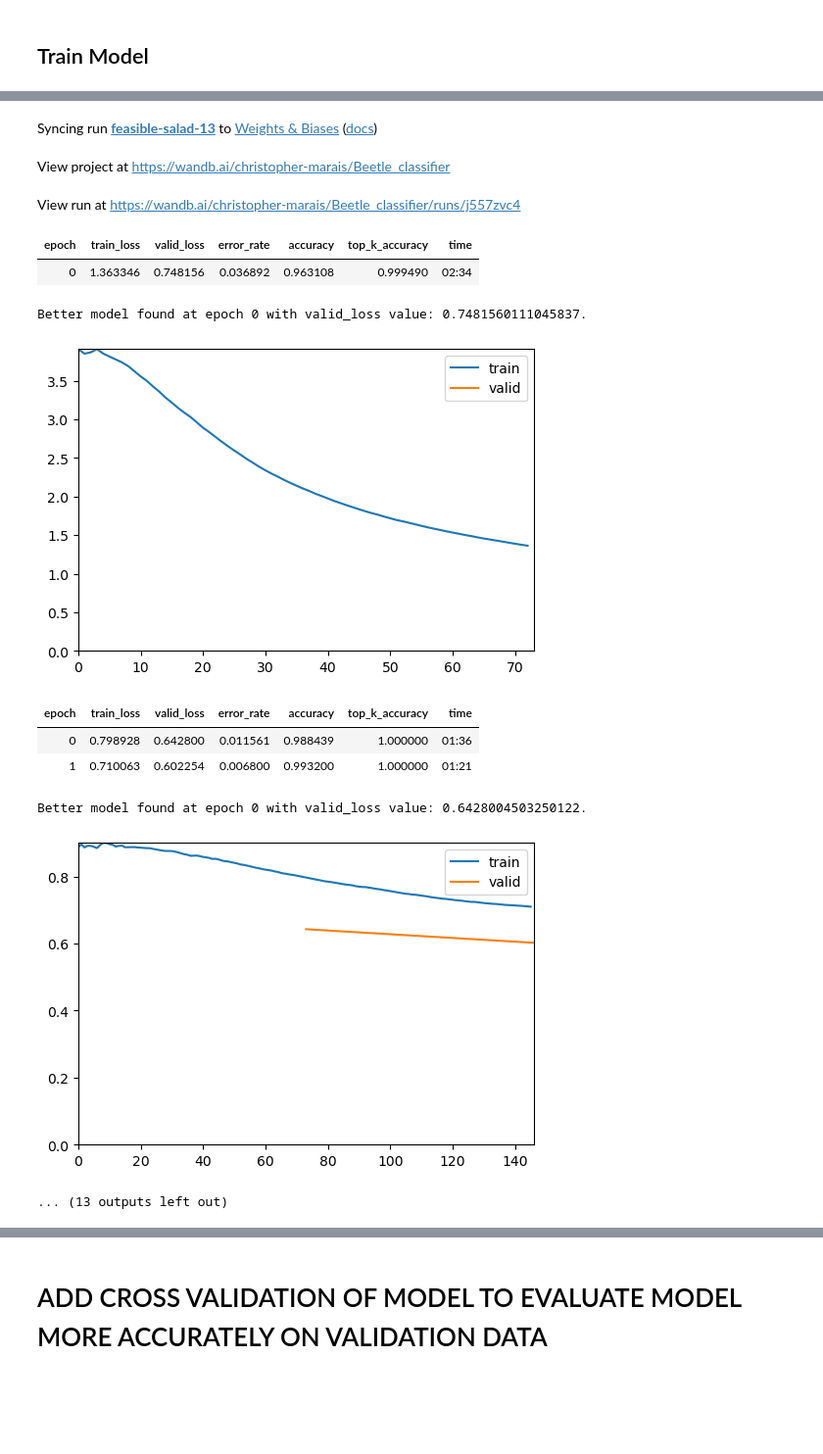
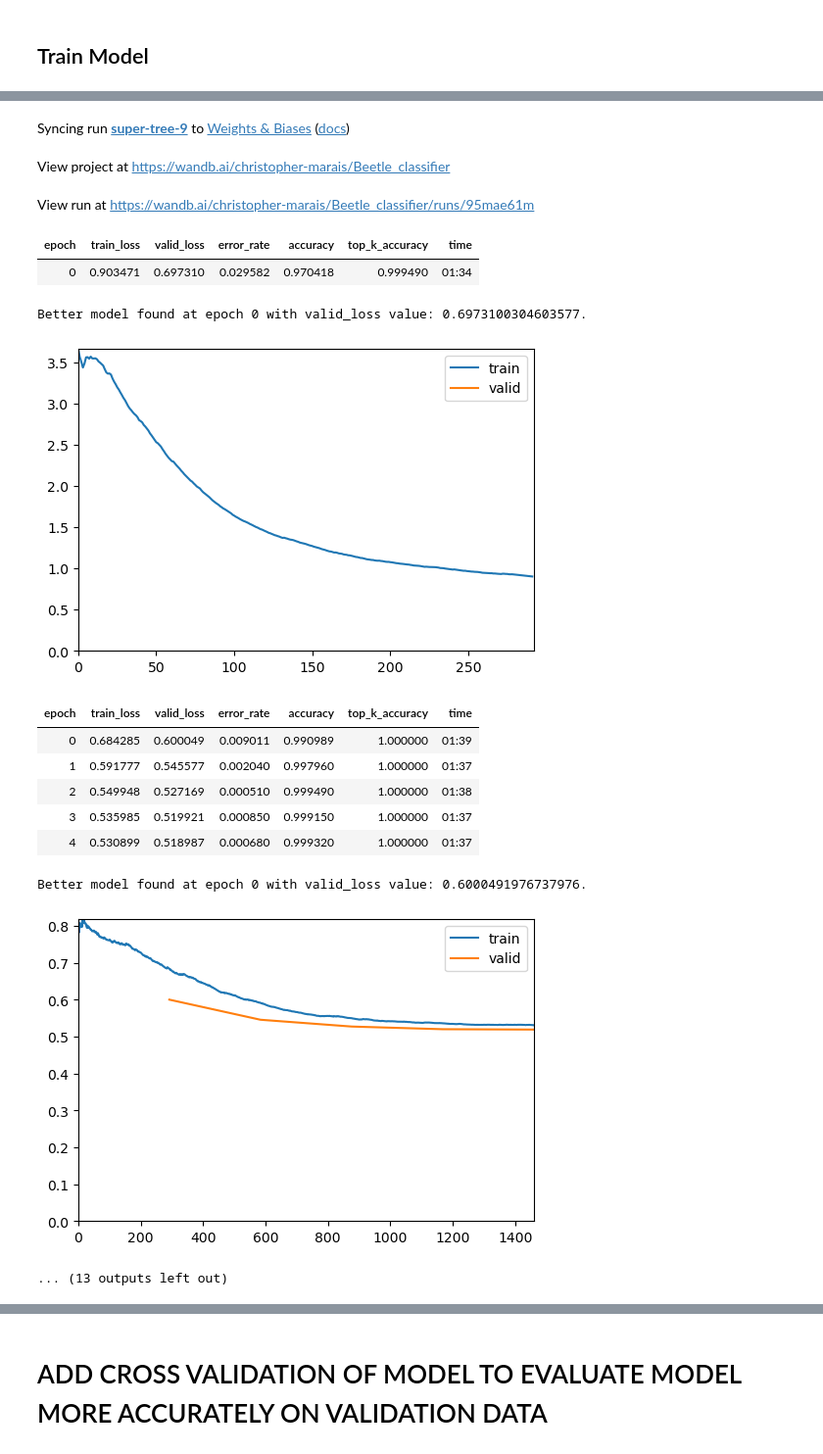
Before and after one commit to ChristopherMarais/Beetle_classifier, a Jupyter notebook: Train/Train.ipynb, the cells around one changed output, grey strips where cells are left out. Shown: that part at 98% size. Saved outputs shown, nothing was run; the diff lists cells and outputs as text; code cells hidden in the pictures; blank space fills up the shorter version.

```diff
--- a/Train/Train.ipynb
+++ b/Train/Train.ipynb
@@ -18,7 +20,7 @@ import matplotlib.pyplot as plt
 # %%
 config = SimpleNamespace(
-    batch_size=256,  #16, #256,
-    epochs=2,
+    batch_size=64,  #16, #256,
+    epochs=5,
     # learning_rate=2e-3,
     img_size=224,
     seed=42,
@@ -44,8 +46,8 @@ def get_images(dataset_path, batch_size, img_size, seed):
 def train(config, dataset_path):
     "Train the model using the supplied config"
     dls = get_images(dataset_path=dataset_path, batch_size=config.batch_size, img_size=config.img_size, seed=config.seed)
-    wandb.init(project=config.wandb_project, group=config.wandb_group, job_type=config.job_type, config=config)
-    cbs = [MixedPrecision(), ShowGraphCallback(), SaveModelCallback(), WandbCallback(log='all')]
+    # wandb.init(project=config.wandb_project, group=config.wandb_group, job_type=config.job_type, config=config) # it is a good idea to keep these functions out of the training function due to some exporting issues
+    cbs = [MixedPrecision(), ShowGraphCallback(), SaveModelCallback(), WandbCallback(log='gradients')] # (all, parameters, gradients or None) parameters and all does nto work currently wandb needs to be updated
     learn = vision_learner(dls,
                            config.model_name,
                            loss_func=LabelSmoothingCrossEntropyFlat(),
@@ -58,7 +60,7 @@ def train(config, dataset_path):
     interp = ClassificationInterpretation.from_learner(learn)
     interp.plot_confusion_matrix()
     interp.plot_top_losses(config.top_k_losses, nrows=config.top_k_losses)
-    wandb.finish()
+    # wandb.finish() # it is a good idea to keep these functions out of the training function due to some exporting issues
     return learn
 
 # this function only describes how much a singular value in al ist stands out.
@@ -84,11 +86,9 @@ def unkown_prob_calc(probs, wedge_threshold, wedge_magnitude=1, wedge=True):
 ## Train Model
 # %%
 # Train Model
+wandb.init(project=config.wandb_project, group=config.wandb_group, job_type=config.job_type, config=config)
 learn = train(config=config, dataset_path=r"/blue/hulcr/gmarais/Beetle_data/selected_images/train_data")
-# save model to disk for inference
-learn.path = Path("/blue/hulcr/gmarais/Beetle_classifier/Models")
-learn.remove_cb(WandbCallback) # remove WandbCallbacks to allow prediction model to be applied without wandb
-learn.export('beetle_classifier.pkl', pickle_module=dill) # use learn.save to save model and continue training later
+wandb.finish()
 # %% [output]
 Failed to detect the name of this notebook, you can set it manually with the WANDB_NOTEBOOK_NAME environment variable to enable code saving.
 wandb: Currently logged in as: christopher-marais. Use `wandb login --relogin` to force relogin
@@ -97,13 +97,16 @@ Run data is saved locally in /blue/hulcr/gmarais/Beetle_classifier/Train/wandb/r
-Syncing run feasible-salad-13 to Weights & Biases (docs)
+Syncing run super-tree-9 to Weights & Biases (docs)
 View project at https://wandb.ai/christopher-marais/Beetle_classifier
-View run at https://wandb.ai/christopher-marais/Beetle_classifier/runs/j557zvc4
+View run at https://wandb.ai/christopher-marais/Beetle_classifier/runs/95mae61m
 | epoch | train_loss | valid_loss | error_rate | accuracy | top_k_accuracy | time |
-| 0 | 1.363346 | 0.748156 | 0.036892 | 0.963108 | 0.999490 | 02:34 |
+| 0 | 0.903471 | 0.697310 | 0.029582 | 0.970418 | 0.999490 | 01:34 |
-Better model found at epoch 0 with valid_loss value: 0.7481560111045837.
+Better model found at epoch 0 with valid_loss value: 0.6973100304603577.
-[figure, old version]
+[figure, new version]
 | epoch | train_loss | valid_loss | error_rate | accuracy | top_k_accuracy | time |
-| 0 | 0.798928 | 0.642800 | 0.011561 | 0.988439 | 1.000000 | 01:36 |
-| 1 | 0.710063 | 0.602254 | 0.006800 | 0.993200 | 1.000000 | 01:21 |
+| 0 | 0.684285 | 0.600049 | 0.009011 | 0.990989 | 1.000000 | 01:39 |
+| 1 | 0.591777 | 0.545577 | 0.002040 | 0.997960 | 1.000000 | 01:37 |
+| 2 | 0.549948 | 0.527169 | 0.000510 | 0.999490 | 1.000000 | 01:38 |
+| 3 | 0.535985 | 0.519921 | 0.000850 | 0.999150 | 1.000000 | 01:37 |
+| 4 | 0.530899 | 0.518987 | 0.000680 | 0.999320 | 1.000000 | 01:37 |
-Better model found at epoch 0 with valid_loss value: 0.6428004503250122.
+Better model found at epoch 0 with valid_loss value: 0.6000491976737976.
-[figure, old version]
+[figure, new version]
 ... (13 outputs left out)
```
Also changed, not shown: parts of 9 cells of this notebook.
